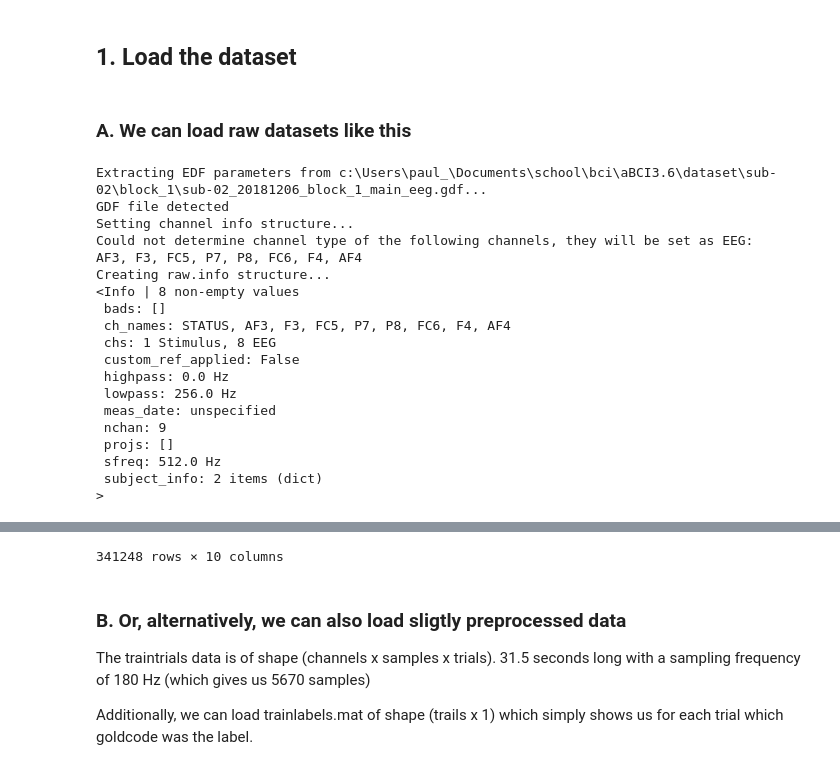
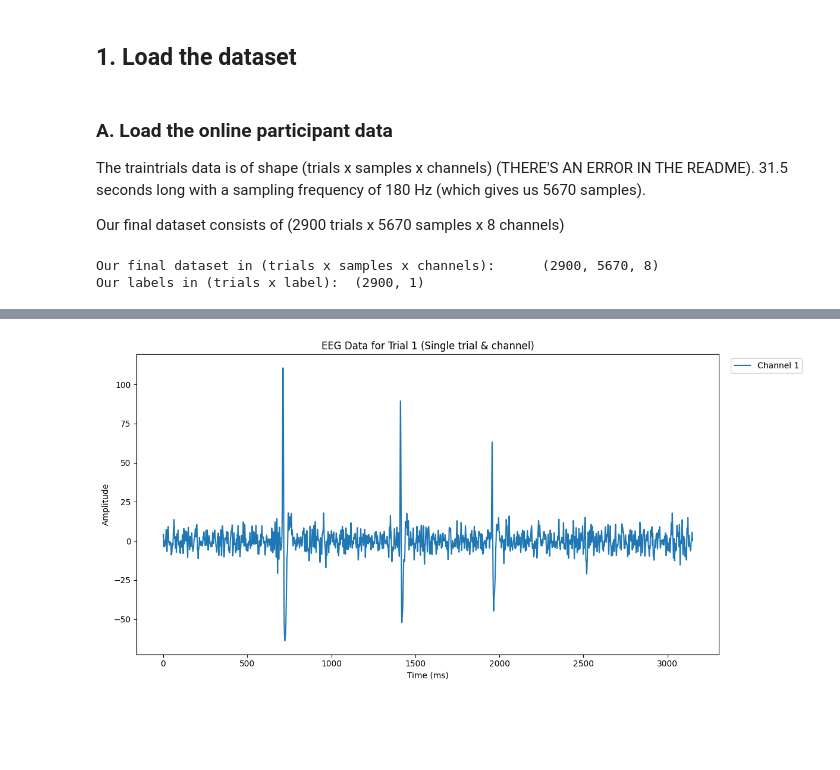
Before and after one commit to PaulusBoskabouter/aBCI3.6, a Jupyter notebook: CVEP_addition.ipynb, the cells around one changed output, grey strips where cells are left out. Saved outputs shown, nothing was run; the diff lists cells and outputs as text; code cells hidden in the pictures; blank space fills up the shorter version.

Commit message:
Added official dataset and code loader + some graphs

```diff
--- a/CVEP_addition.ipynb
+++ b/CVEP_addition.ipynb
@@ -16,42 +16,53 @@ import mne
 # %% [markdown]
 ## 1. Load the dataset
 # %% [markdown]
-### A. We can load raw datasets like this
+### A. Load the online participant data
+
+The traintrials data is of shape (trials x samples x channels) (THERE'S AN ERROR IN THE README). 31.5 seconds long with a sampling frequency of 180 Hz (which gives us 5670 samples).
+
+Our final dataset consists of (2900 trials x 5670 samples x 8 channels)
 # %%
-dataset_folder = Path("dataset") / "sub-02" / "block_1"
+data_list = []
+labels_list = []
+
+for subject in range(1, 30):  # Exclude subject 30 for testing
+    dataset_folder = Path("dataset") / f"sub-{subject:02}"
+    blocks = dataset_folder.glob("block_*")
+    for b in blocks:
+        labels_file = b / "trainlabels.mat"
+        data_file = b / "traintrials.mat"
+
+        with h5py.File(data_file, 'r') as d_file:
+            data_block = d_file['v'][:]
+
+        with h5py.File(labels_file, 'r') as l_file:
+            labels_block = l_file['v'][:]
+
+        data_list.append(data_block)
+        labels_list.append(labels_block)
 
 
 
-codes = dataset_folder / "mgold_61_6521.npz"
-dataset = dataset_folder.glob("*.mat")
 
-gdf_file = dataset_folder / "sub-02_20181206_block_1_main_eeg.gdf"
+# NumPy array our data and labels
+data = np.concatenate(data_list, axis=0)
+labels = np.concatenate(labels_list, axis=0)
 
-raw=mne.io.read_raw_gdf(gdf_file)
-print(raw.info)
-df = raw.to_data_frame()
-
-df
+# Print the shapes
+print("Our final dataset in (trials x samples x channels):\t",data.shape)
+print("Our labels in (trials x label):\t",labels.shape)
 
 
-# HUGE TODO: What are the channel names? Why are they lost?
+# A nice plot for single trial and channel for a quick visualisation
+plt.figure(figsize=(12, 6))
+x = np.arange(0, 3150, 1/1.8)
+plt.plot(x, data[0, :, 0], label=f'Channel 1')
+plt.title('EEG Data for Trial 1 (Single trial & channel)')
+plt.xlabel('Time (ms)')
+plt.ylabel('Amplitude')
+plt.legend(loc='upper right', bbox_to_anchor=(1.15, 1.0), ncol=1)
+plt.tight_layout()
+plt.show()
 # %% [output]
-Extracting EDF parameters from c:\Users\paul_\Documents\school\bci\aBCI3.6\dataset\sub-02\block_1\sub-02_20181206_block_1_main_eeg.gdf...
-GDF file detected
-Setting channel info structure...
-Could not determine channel type of the following channels, they will be set as EEG:
-AF3, F3, FC5, P7, P8, FC6, F4, AF4
-Creating raw.info structure...
-<Info | 8 non-empty values
- bads: []
- ch_names: STATUS, AF3, F3, FC5, P7, P8, FC6, F4, AF4
- chs: 1 Stimulus, 8 EEG
- custom_ref_applied: False
- highpass: 0.0 Hz
- lowpass: 256.0 Hz
- meas_date: unspecified
- nchan: 9
- projs: []
- sfreq: 512.0 Hz
- subject_info: 2 items (dict)
->
+Our final dataset in (trials x samples x channels):      (2900, 5670, 8)
+Our labels in (trials x label):  (2900, 1)
@@ -70,8 +69 @@ Creating raw.info structure...
-341248 rows × 10 columns
+[figure, added]
-# %% [markdown]
-### B. Or, alternatively, we can also load sligtly preprocessed data
-
-The traintrials data is of shape (channels x samples x trials). 31.5 seconds long with a sampling frequency of 180 Hz (which gives us 5670 samples)
-
-
-Additionally, we can load trainlabels.mat of shape (trails x 1) which simply shows us for each trial which goldcode was the label.
```
Also changed, not shown: parts of 4 cells of this notebook, 1 other file.
